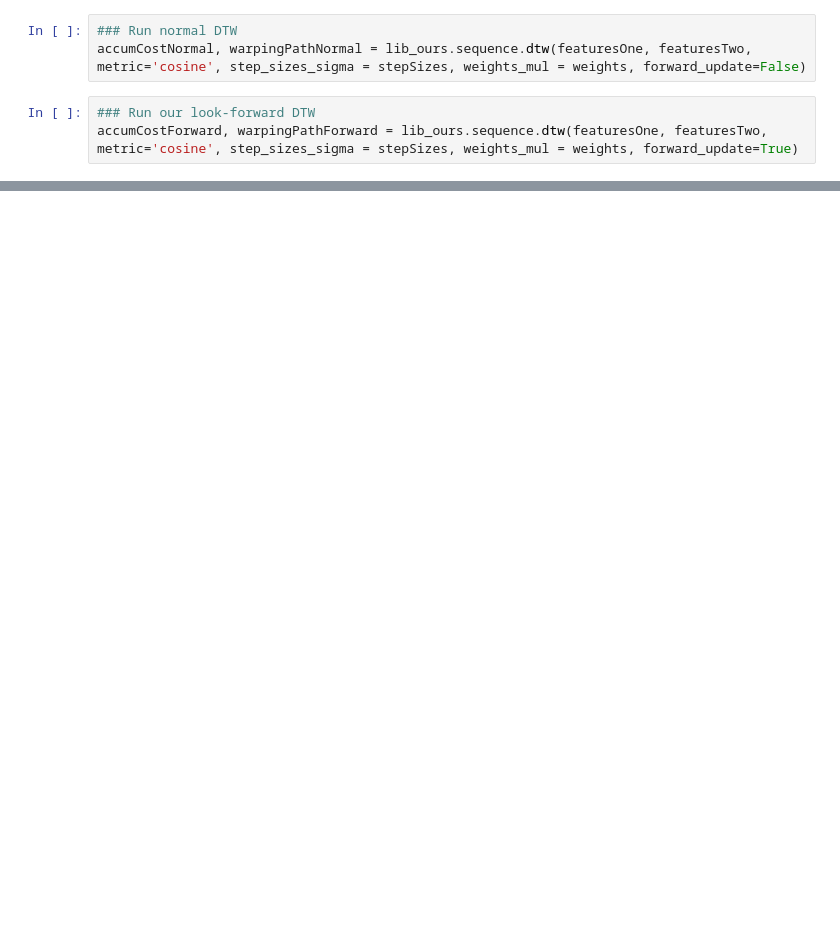
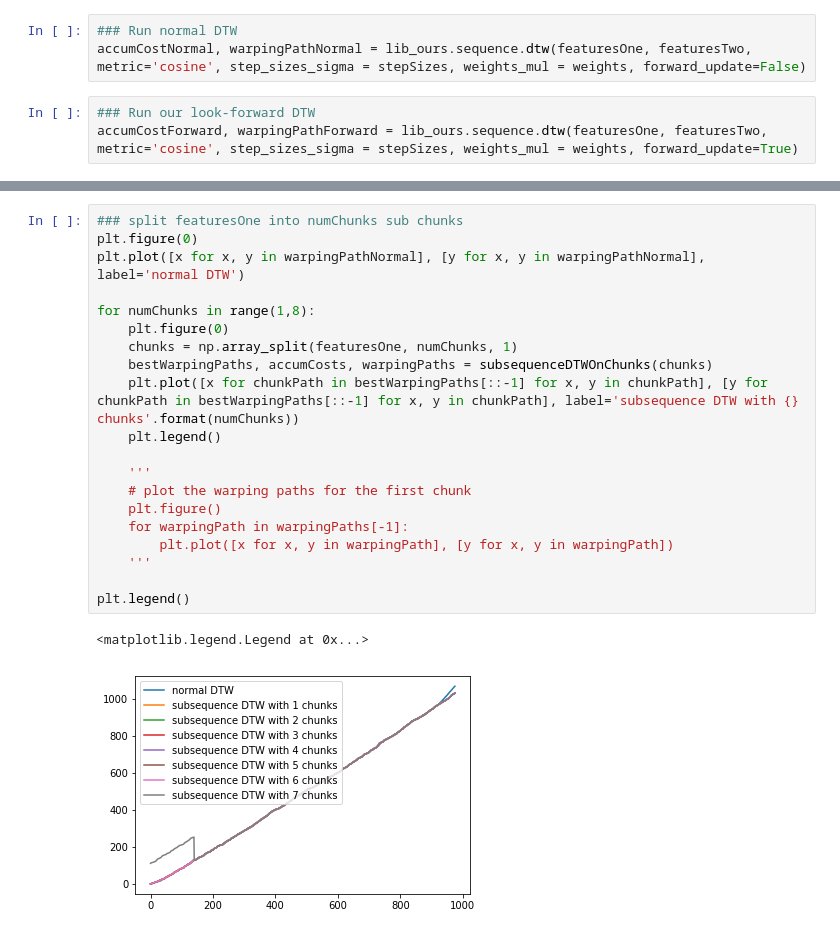
Before and after one commit to nupurb/MIR_Fall2018_Chris_Nupur, a Jupyter notebook: SheetMidiSync/AudioToAudioDTW.ipynb, the cells around one changed output, grey strips where cells are left out. Drawn from its saved outputs; the diff is of its cells as text; blank space fills up the shorter version.

```diff
--- a/SheetMidiSync/AudioToAudioDTW.ipynb
+++ b/SheetMidiSync/AudioToAudioDTW.ipynb
@@ -47,0 +80,23 @@ plt.plot([x for x, y in warpingPathForward], [y for x, y in warpingPathForward])
+# %%
+### split featuresOne into numChunks sub chunks
+plt.figure(0)
+plt.plot([x for x, y in warpingPathNormal], [y for x, y in warpingPathNormal], label='normal DTW')
+
+for numChunks in range(1,8):
+    plt.figure(0)
+    chunks = np.array_split(featuresOne, numChunks, 1)
+    bestWarpingPaths, accumCosts, warpingPaths = subsequenceDTWOnChunks(chunks)
+    plt.plot([x for chunkPath in bestWarpingPaths[::-1] for x, y in chunkPath], [y for chunkPath in bestWarpingPaths[::-1] for x, y in chunkPath], label='subsequence DTW with {} chunks'.format(numChunks))
+    plt.legend()
+
+    '''
+    # plot the warping paths for the first chunk
+    plt.figure()
+    for warpingPath in warpingPaths[-1]:
+        plt.plot([x for x, y in warpingPath], [y for x, y in warpingPath])
+    '''
+
+plt.legend()
+# %% [output]
+<matplotlib.legend.Legend at 0x...>
+[figure, added]
```
Also changed, not shown: parts of 5 cells of this notebook.
